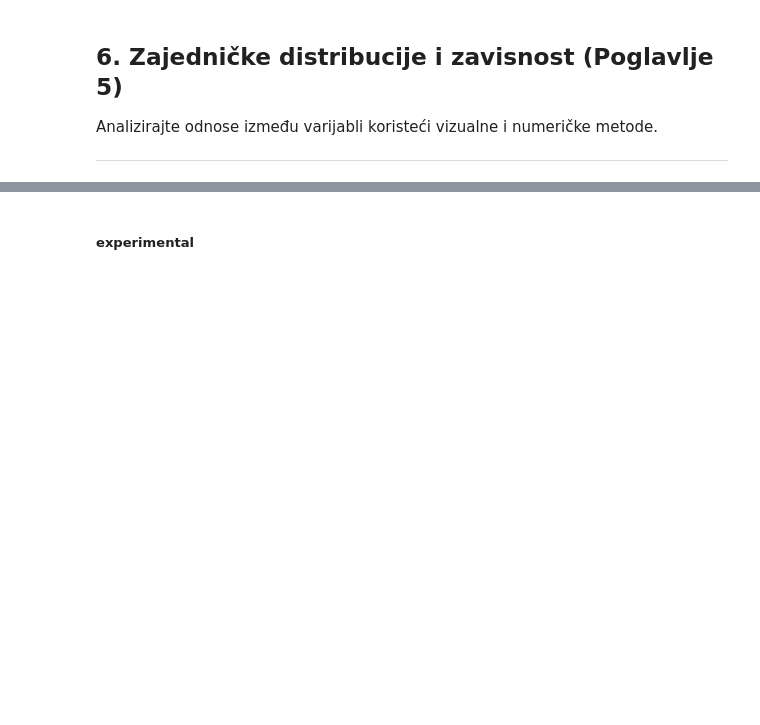
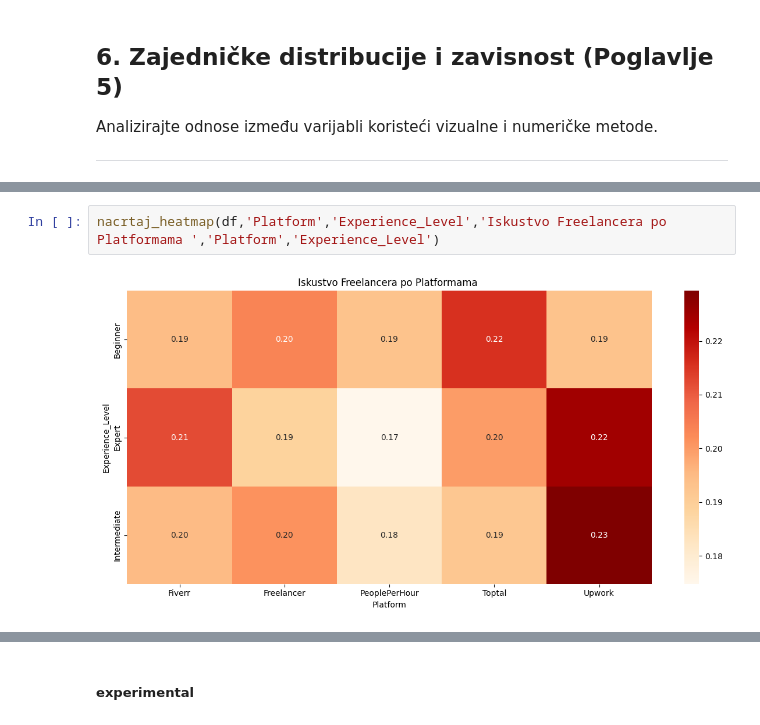
Before and after one commit to Ljut/PSAI-DSAI-datasets, a Jupyter notebook: VIS25_TIM1.ipynb, the cells around one changed output, grey strips where cells are left out. Saved outputs shown, nothing was run; the diff lists cells and outputs as text; blank space fills up the shorter version.

```diff
--- a/VIS25_TIM1.ipynb
+++ b/VIS25_TIM1.ipynb
@@ -1344,0 +1457,4 @@ Sumirajte rezultate, diskutujte uvide i ograničenja, te predložite moguća pro
+# %%
+nacrtaj_heatmap(df,'Platform','Experience_Level','Iskustvo Freelancera po Platformama ','Platform','Experience_Level')
+# %% [output]
+[figure, added]
```
Also changed, not shown: parts of 27 cells of this notebook.
